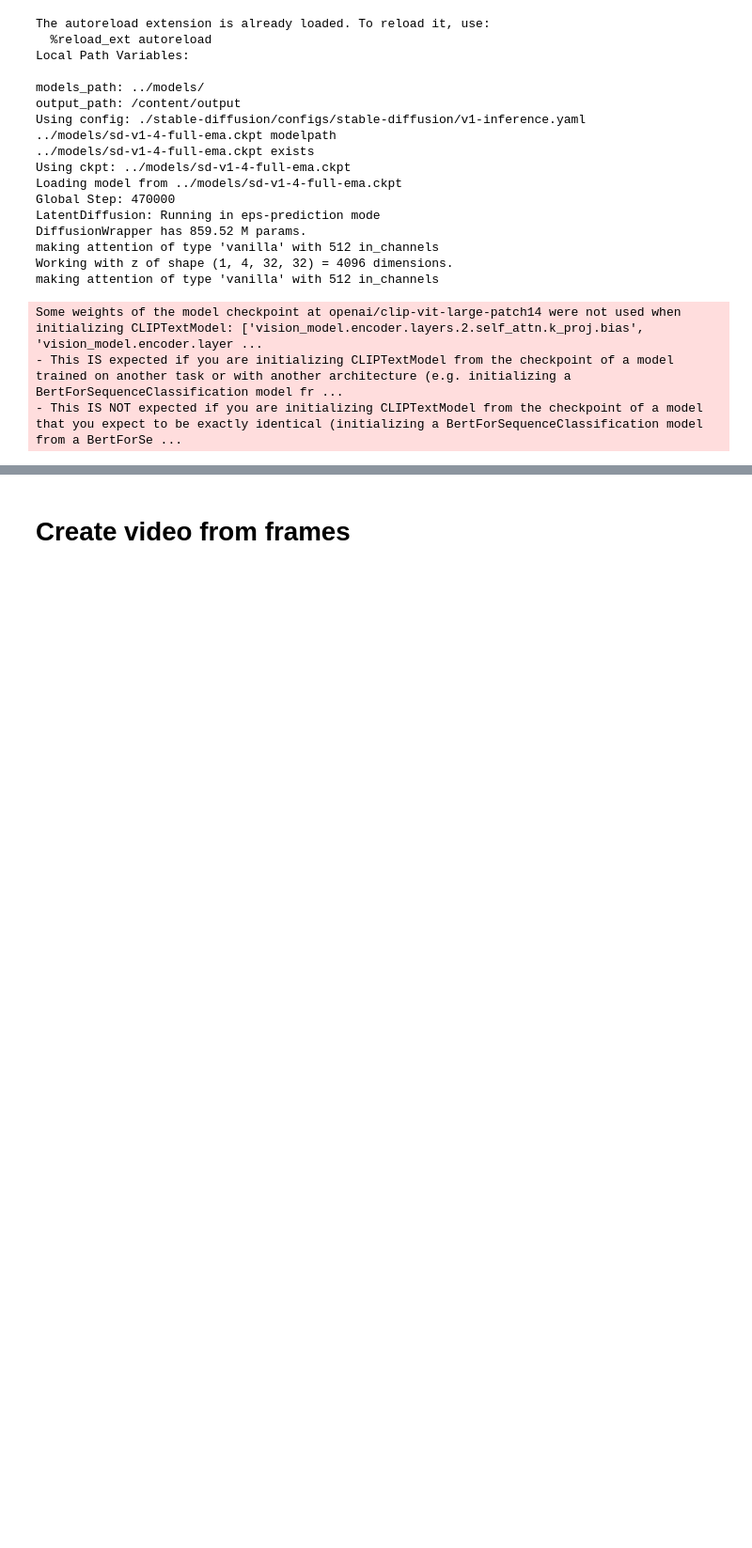
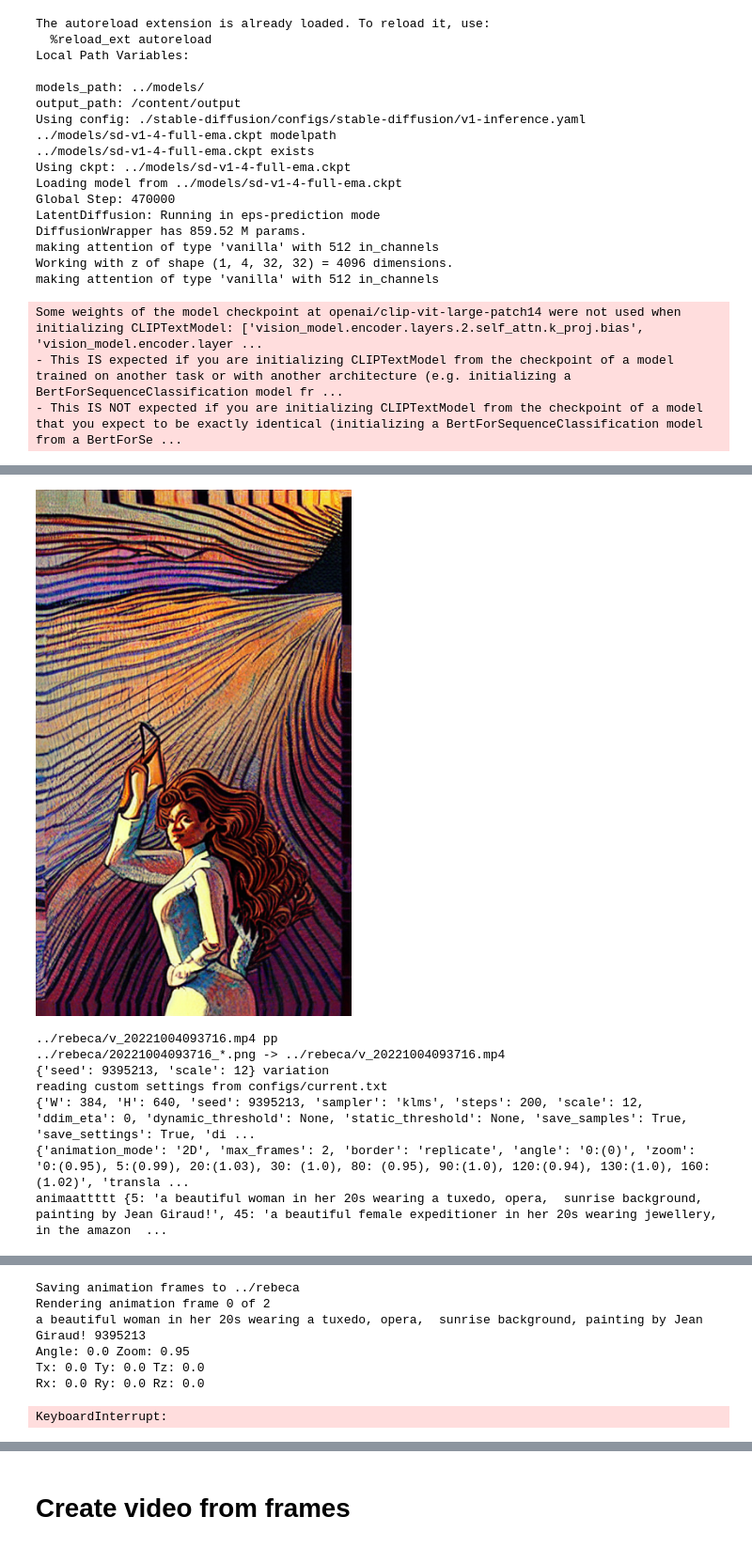
Before and after one commit to markusstrasser/deforum, a Jupyter notebook: Deforum_Stable_Diffusion_simple.ipynb, the cells around one changed output, grey strips where cells are left out. Shown at 94% size. Cells and saved outputs as stored; diff of their text form; code cells hidden in the pictures; blank space fills up the shorter version.

Commit message:
run experiments multiple

```diff
--- a/Deforum_Stable_Diffusion_simple.ipynb
+++ b/Deforum_Stable_Diffusion_simple.ipynb
@@ -224,0 +227,24 @@ Rx: 0.0 Ry: 0.0 Rz: 0.0
+# %%
+experiments = {
+    "seed": [9395212, 9395213, 9395214, 9395222],
+    "scale": [7, 12, 18, 24],
+}
+args_dict = DeforumArgs()
+anim_args_dict = DeforumAnimArgs()
+
+for idx, e in enumerate([*experiments.items()][0][1]):
+    e = {k:v[idx] for k,v in experiments.items()}
+    # dt = datetime.now()
+    # ts = datetime.timestamp(dt)
+    # e["timestring"] = str(floor(ts))
+    print(e, "variation")
+    run(e)
+# %% [output]
+[figure, added]
+../rebeca/v_20221004093716.mp4 pp
+../rebeca/20221004093716_*.png -> ../rebeca/v_20221004093716.mp4
+{'seed': 9395213, 'scale': 12} variation
+reading custom settings from configs/current.txt
+{'W': 384, 'H': 640, 'seed': 9395213, 'sampler': 'klms', 'steps': 200, 'scale': 12, 'ddim_eta': 0, 'dynamic_threshold': None, 'static_threshold': None, 'save_samples': True, 'save_settings': True, 'di ...
+{'animation_mode': '2D', 'max_frames': 2, 'border': 'replicate', 'angle': '0:(0)', 'zoom': '0:(0.95), 5:(0.99), 20:(1.03), 30: (1.0), 80: (0.95), 90:(1.0), 120:(0.94), 130:(1.0), 160:(1.02)', 'transla ...
+animaattttt {5: 'a beautiful woman in her 20s wearing a tuxedo, opera,  sunrise background, painting by Jean Giraud!', 45: 'a beautiful female expeditioner in her 20s wearing jewellery, in the amazon  ...
@@ -224,0 +254,7 @@ Rx: 0.0 Ry: 0.0 Rz: 0.0
+Saving animation frames to ../rebeca
+Rendering animation frame 0 of 2
+a beautiful woman in her 20s wearing a tuxedo, opera,  sunrise background, painting by Jean Giraud! 9395213
+Angle: 0.0 Zoom: 0.95
+Tx: 0.0 Ty: 0.0 Tz: 0.0
+Rx: 0.0 Ry: 0.0 Rz: 0.0
+KeyboardInterrupt:
```
Also changed, not shown: parts of 6 cells of this notebook, 1 other file.
